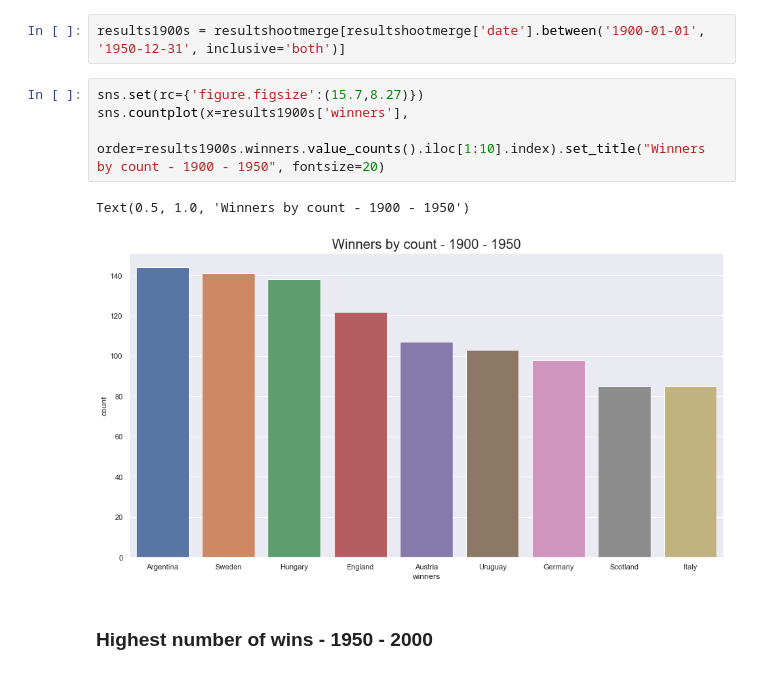
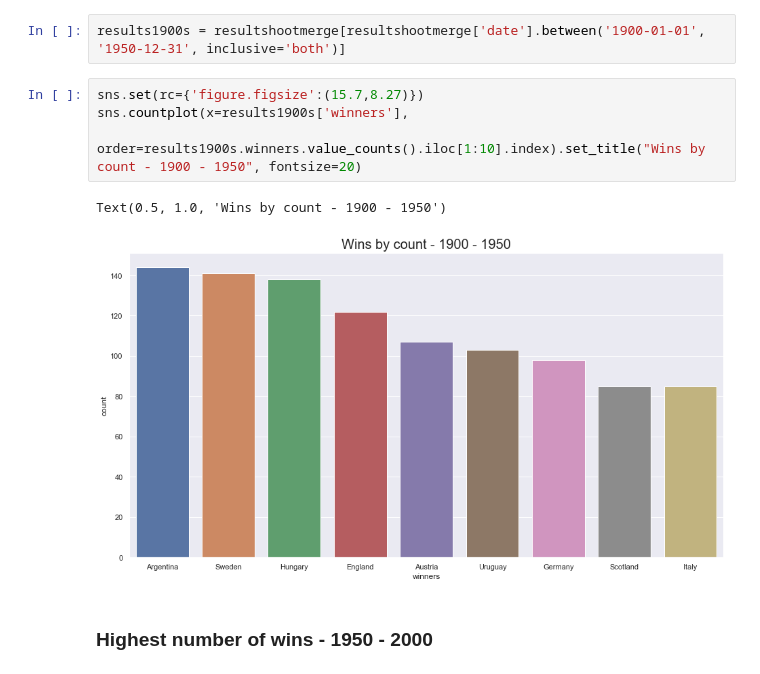
Before and after one commit to Tamizh2907/Footballdata, a Jupyter notebook: main.ipynb, the cells around one changed output. Saved outputs shown, nothing was run; the diff lists cells and outputs as text.

```diff
--- a/main.ipynb
+++ b/main.ipynb
@@ -180,10 +180,10 @@ results1900s = resultshootmerge[resultshootmerge['date'].between('1900-01-01', '
 # %%
 sns.set(rc={'figure.figsize':(15.7,8.27)})
 sns.countplot(x=results1900s['winners'],
-                order=results1900s.winners.value_counts().iloc[1:10].index).set_title("Winners by count - 1900 - 1950", fontsize=20)
+                order=results1900s.winners.value_counts().iloc[1:10].index).set_title("Wins by count - 1900 - 1950", fontsize=20)
 # %% [output]
-Text(0.5, 1.0, 'Winners by count - 1900 - 1950')
+Text(0.5, 1.0, 'Wins by count - 1900 - 1950')
-[figure, old version]
+[figure, new version]
 # %% [markdown]
 ### Highest number of wins - 1950 - 2000
 # %%
```
Also changed, not shown: parts of 33 cells of this notebook.
